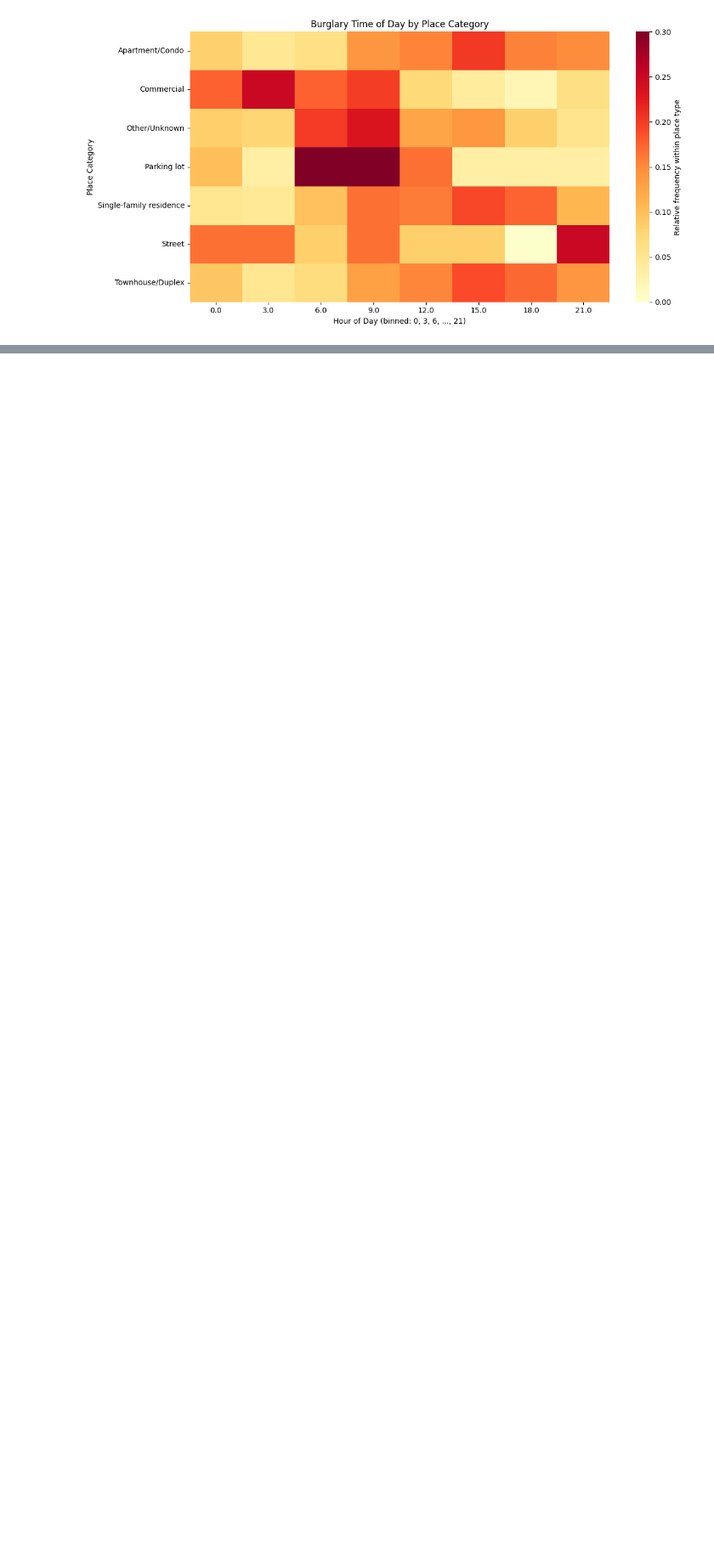
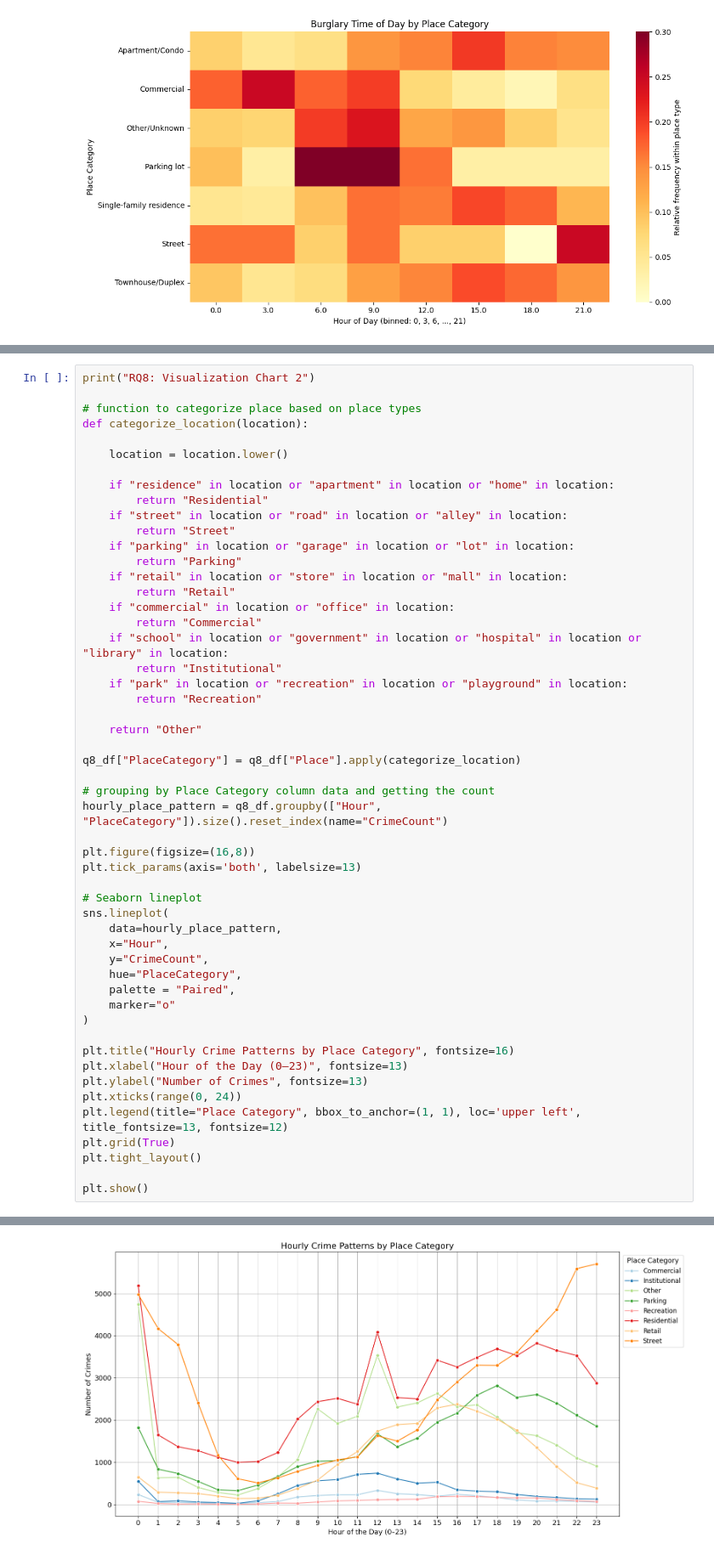
Before and after one commit to koshalaGit/CI7340_cw1, a Jupyter notebook: CW1.ipynb, the cells around one changed output, grey strips where cells are left out. Shown at 85% size. Drawn from its saved outputs; the diff is of its cells as text; blank space fills up the shorter version.

```diff
--- a/CW1.ipynb
+++ b/CW1.ipynb
@@ -578,0 +767,53 @@ Passing `palette` without assigning `hue` is deprecated and will be removed in v
+# %%
+print("RQ8: Visualization Chart 2")
+
+# function to categorize place based on place types
+def categorize_location(location):
+
+    location = location.lower()
+
+    if "residence" in location or "apartment" in location or "home" in location:
+        return "Residential"
+    if "street" in location or "road" in location or "alley" in location:
+        return "Street"
+    if "parking" in location or "garage" in location or "lot" in location:
+        return "Parking"
+    if "retail" in location or "store" in location or "mall" in location:
+        return "Retail"
+    if "commercial" in location or "office" in location:
+        return "Commercial"
+    if "school" in location or "government" in location or "hospital" in location or "library" in location:
+        return "Institutional"
+    if "park" in location or "recreation" in location or "playground" in location:
+        return "Recreation"
+
+    return "Other"
+
+q8_df["PlaceCategory"] = q8_df["Place"].apply(categorize_location)
+
+# grouping by Place Category column data and getting the count
+hourly_place_pattern = q8_df.groupby(["Hour", "PlaceCategory"]).size().reset_index(name="CrimeCount")
+
+plt.figure(figsize=(16,8))
+plt.tick_params(axis='both', labelsize=13)
+
+# Seaborn lineplot
+sns.lineplot(
+    data=hourly_place_pattern,
+    x="Hour",
+    y="CrimeCount",
+    hue="PlaceCategory",
+    palette = "Paired",
+    marker="o"
+)
+
+plt.title("Hourly Crime Patterns by Place Category", fontsize=16)
+plt.xlabel("Hour of the Day (0–23)", fontsize=13)
+plt.ylabel("Number of Crimes", fontsize=13)
+plt.xticks(range(0, 24))
+plt.legend(title="Place Category", bbox_to_anchor=(1, 1), loc='upper left', title_fontsize=13, fontsize=12)
+plt.grid(True)
+plt.tight_layout()
+
+plt.show()
+# %% [output]
@@ -578,0 +821 @@ Passing `palette` without assigning `hue` is deprecated and will be removed in v
+[figure, added]
```
Also changed, not shown: parts of 5 cells of this notebook, 1 other file.
